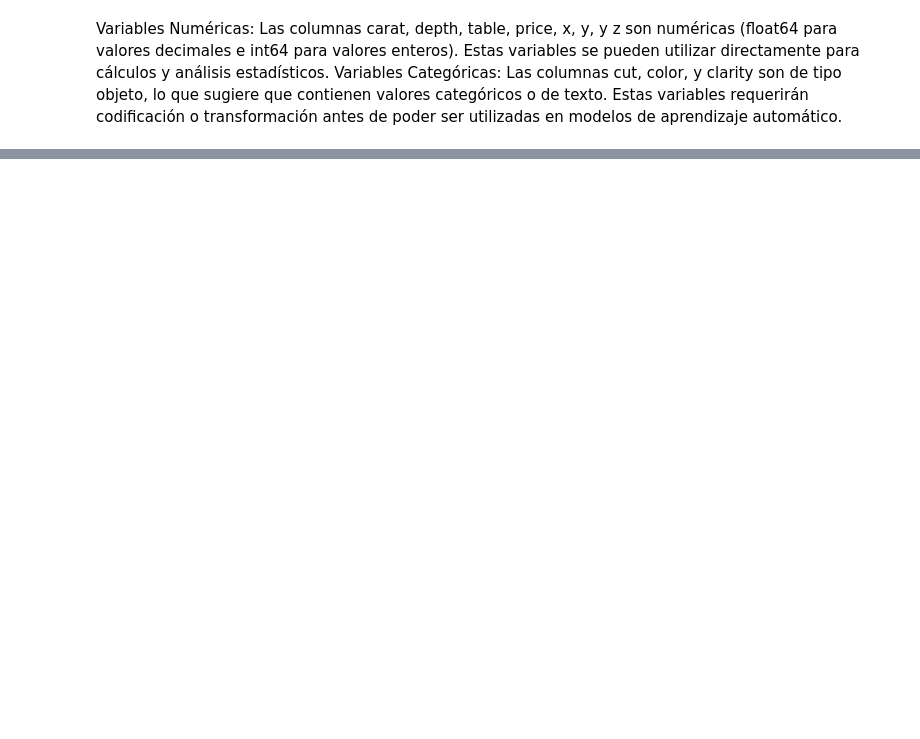
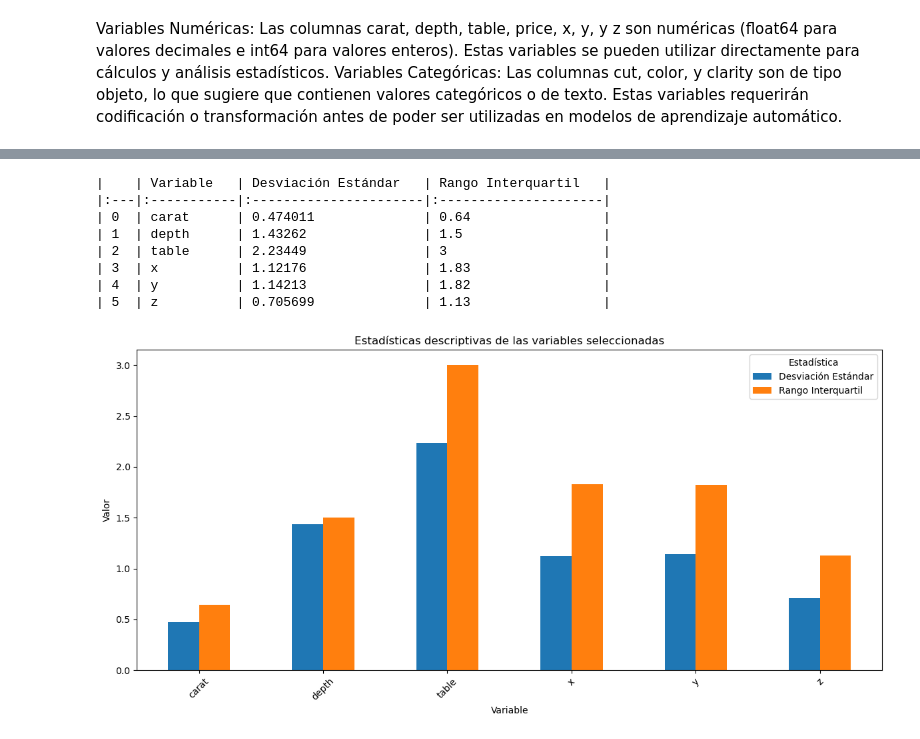
Before and after one commit to secarvallo/FML_24, a Jupyter notebook: fml_diamonds.ipynb, the cells around one changed output, grey strips where cells are left out. Cells and saved outputs as stored; diff of their text form; code cells hidden in the pictures; blank space fills up the shorter version.

```diff
--- a/fml_diamonds.ipynb
+++ b/fml_diamonds.ipynb
@@ -144,0 +173,47 @@ print(pivoted_df.to_markdown(index=True, numalign="left", stralign="left"))
+# %%
+# Eliminar la columna 'Unnamed: 0' si existe
+if 'Unnamed: 0' in df.columns:
+    df = df.drop(columns=['Unnamed: 0'])
+
+# Seleccionar sólo las columnas numéricas, excluyendo 'price'
+numeric_columns = df.select_dtypes(include=['float64', 'int64']).columns
+numeric_columns = numeric_columns[numeric_columns != 'price']
+filtered_df = df[numeric_columns]
+
+std = filtered_df.std().reset_index()
+quartiles = filtered_df.quantile([0.25, 0.75])
+
+iqr = quartiles.loc[0.75] - quartiles.loc[0.25]
+
+std = std.rename(columns={'index':'Variable', 0:'Valor'})
+iqr = iqr.reset_index().rename(columns={'index':'Variable', 0:'Valor'})
+
+std['Statistic'] = 'Desviación Estándar'
+iqr['Statistic'] = 'Rango Interquartil'
+
+merged_df = pd.concat([std, iqr])
+
+pivoted_df = merged_df.pivot(index='Variable', columns='Statistic', values='Valor').reset_index()
+
+print(pivoted_df.to_markdown(index=True, numalign="left", stralign="left"))
+
+# Graficar
+fig, ax = plt.subplots(figsize=(12, 6))
+pivoted_df.plot(kind='bar', ax=ax)
+plt.xticks(range(len(pivoted_df)), pivoted_df['Variable'], rotation=45)
+plt.ylabel('Valor')
+plt.title('Estadísticas descriptivas de las variables seleccionadas')
+plt.xlabel('Variable')
+plt.legend(title='Estadística')
+plt.tight_layout()
+plt.show()
+# %% [output]
+|    | Variable   | Desviación Estándar   | Rango Interquartil   |
+|:---|:-----------|:----------------------|:---------------------|
+| 0  | carat      | 0.474011              | 0.64                 |
+| 1  | depth      | 1.43262               | 1.5                  |
+| 2  | table      | 2.23449               | 3                    |
+| 3  | x          | 1.12176               | 1.83                 |
+| 4  | y          | 1.14213               | 1.82                 |
+| 5  | z          | 0.705699              | 1.13                 |
+[figure, added]
```
Also changed, not shown: parts of 18 cells of this notebook, 31 other files.
